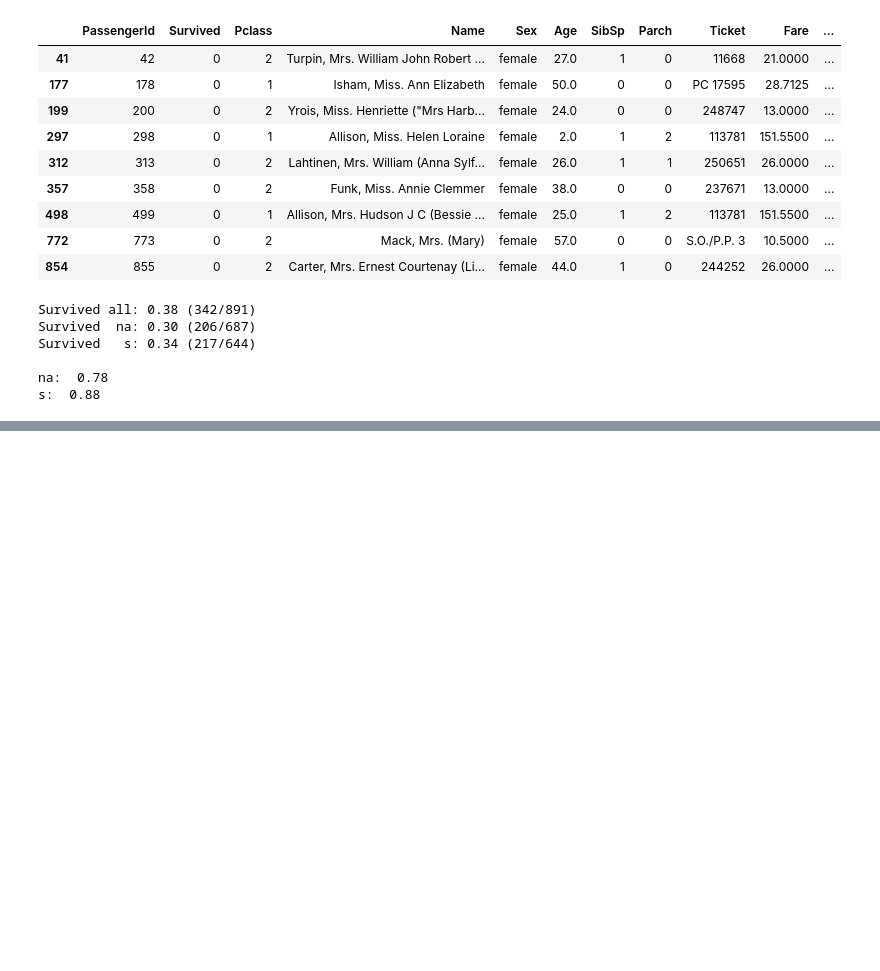
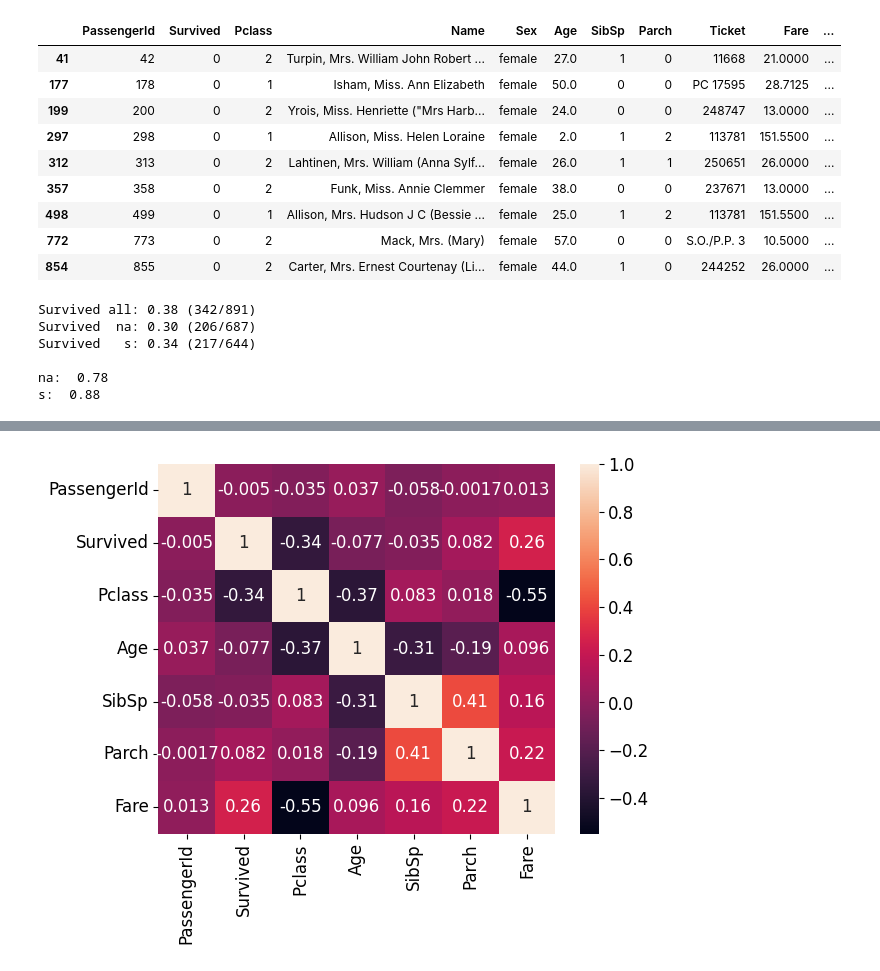
Before and after one commit to johnshaughnessy/digits, a Jupyter notebook: read_table.ipynb, the cells around one changed output, grey strips where cells are left out. Drawn from its saved outputs; the diff is of its cells as text; code cells hidden in the pictures; blank space fills up the shorter version.

Commit message:
Start investigating correlation matrix (titanic)

```diff
--- a/read_table.ipynb
+++ b/read_table.ipynb
@@ -124,3 +124,11 @@ Survived   s: 0.34 (217/644)
 
 na:  0.78
 s:  0.88
+# %%
+import numpy as np
+# Filter only numeric columns
+numeric_df = df.select_dtypes(include=[np.number])
+
+# Compute the correlation matrix
+correlation_matrix = numeric_df.corr()
+print(correlation_matrix)
@@ -126,0 +173,8 @@ s:  0.88
+# %%
+import seaborn as sns
+import matplotlib.pyplot as plt
+
+sns.heatmap(correlation_matrix, annot=True)
+plt.show()
+# %% [output]
+[figure, added]
```
Also changed, not shown: parts of 5 cells of this notebook.
